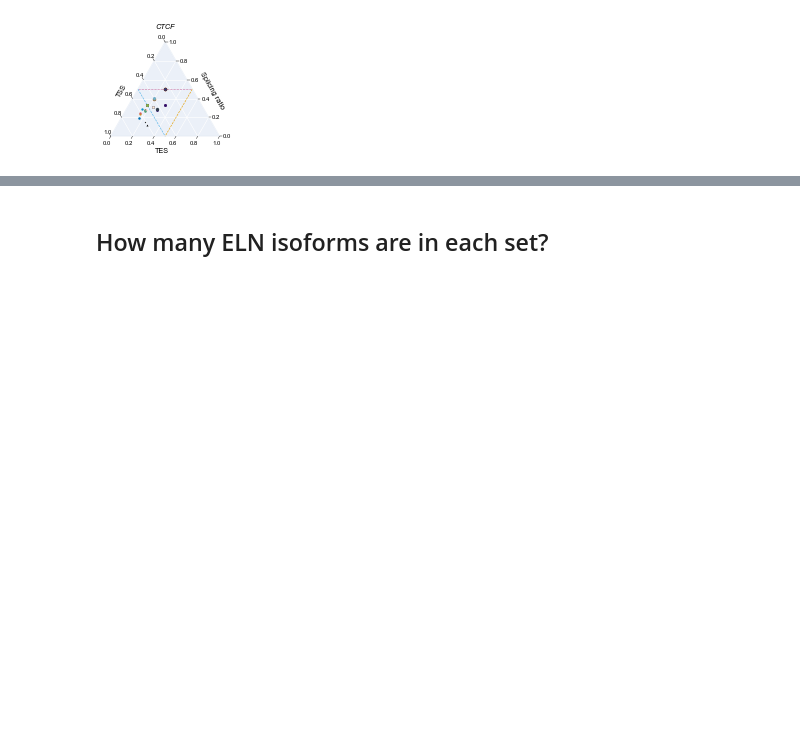
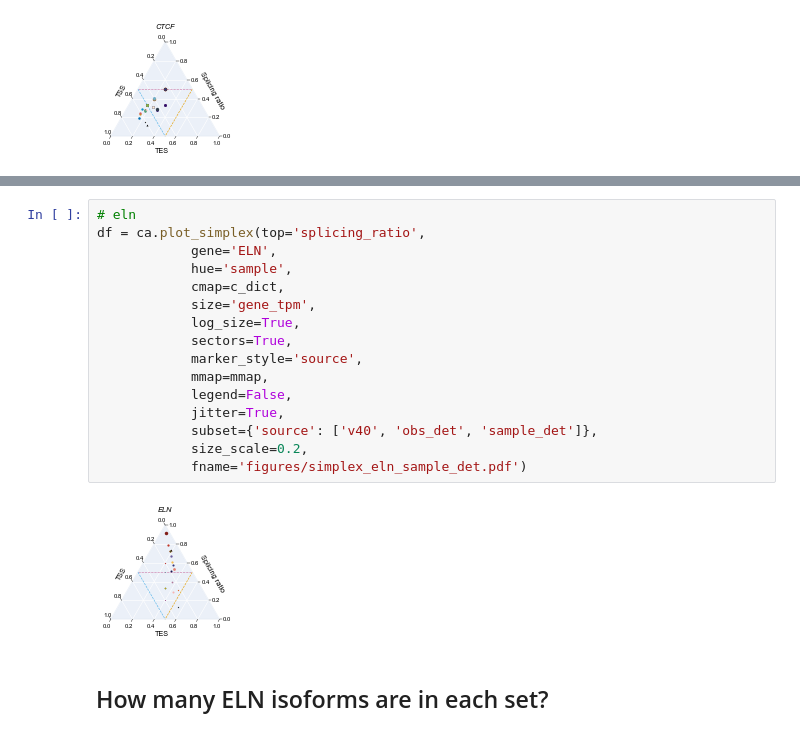
Before and after one commit to fairliereese/rnawg, a Jupyter notebook: lr_bulk/cerberus/triplets/gene_plots.ipynb, the cells around one changed output, grey strips where cells are left out. Drawn from its saved outputs; the diff is of its cells as text; blank space fills up the shorter version.

```diff
--- a/lr_bulk/cerberus/triplets/gene_plots.ipynb
+++ b/lr_bulk/cerberus/triplets/gene_plots.ipynb
@@ -236,4 +233,22 @@ df = ca.plot_simplex(top='splicing_ratio',
 [figure]
+# %%
+# eln
+df = ca.plot_simplex(top='splicing_ratio',
+            gene='ELN',
+            hue='sample',
+            cmap=c_dict,
+            size='gene_tpm',
+            log_size=True,
+            sectors=True,
+            marker_style='source',
+            mmap=mmap,
+            legend=False,
+            jitter=True,
+            subset={'source': ['v40', 'obs_det', 'sample_det']},
+            size_scale=0.2,
+            fname='figures/simplex_eln_sample_det.pdf')
+# %% [output]
+[figure, added]
 # %% [markdown]
 ## How many ELN isoforms are in each set?
 # %%
```
Also changed, not shown: parts of 2 cells of this notebook, 21 other files.
